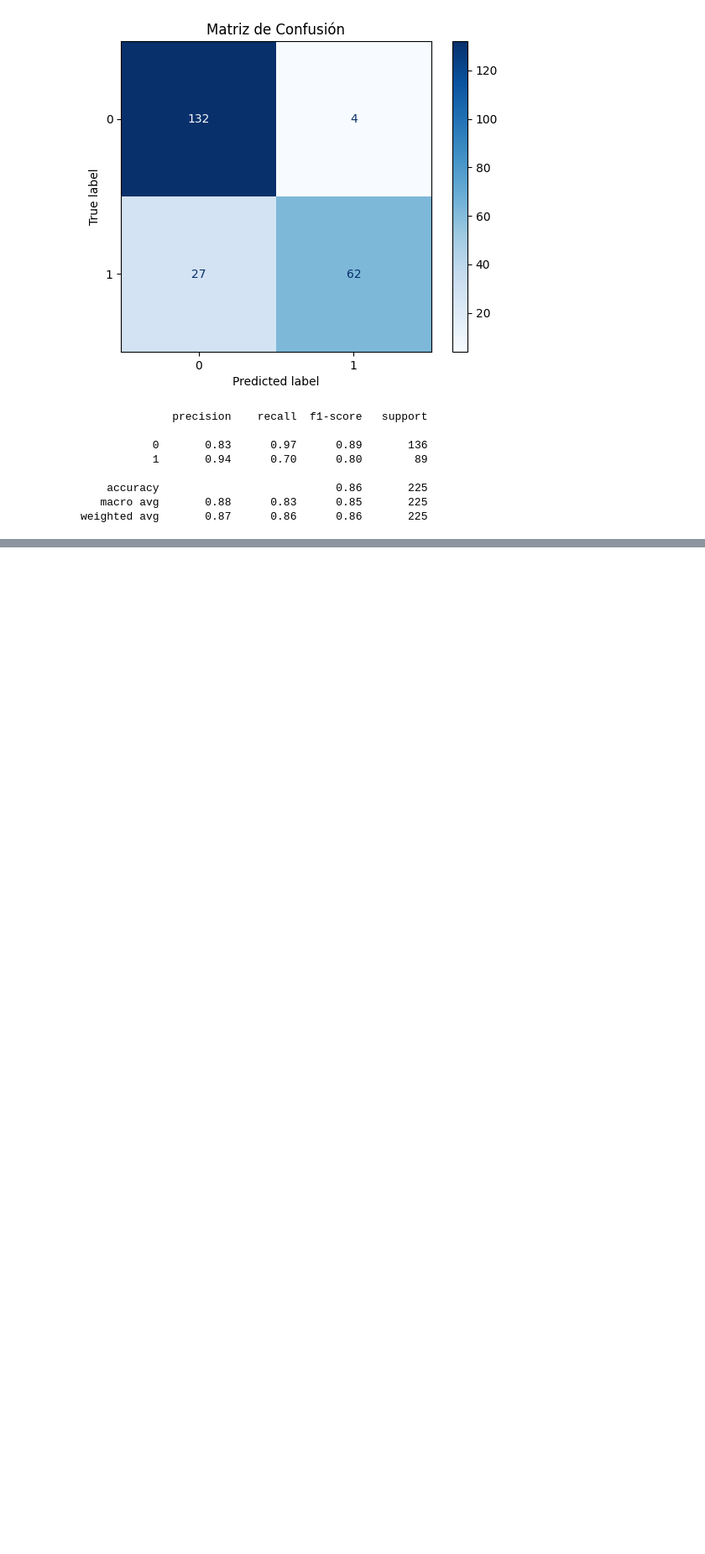
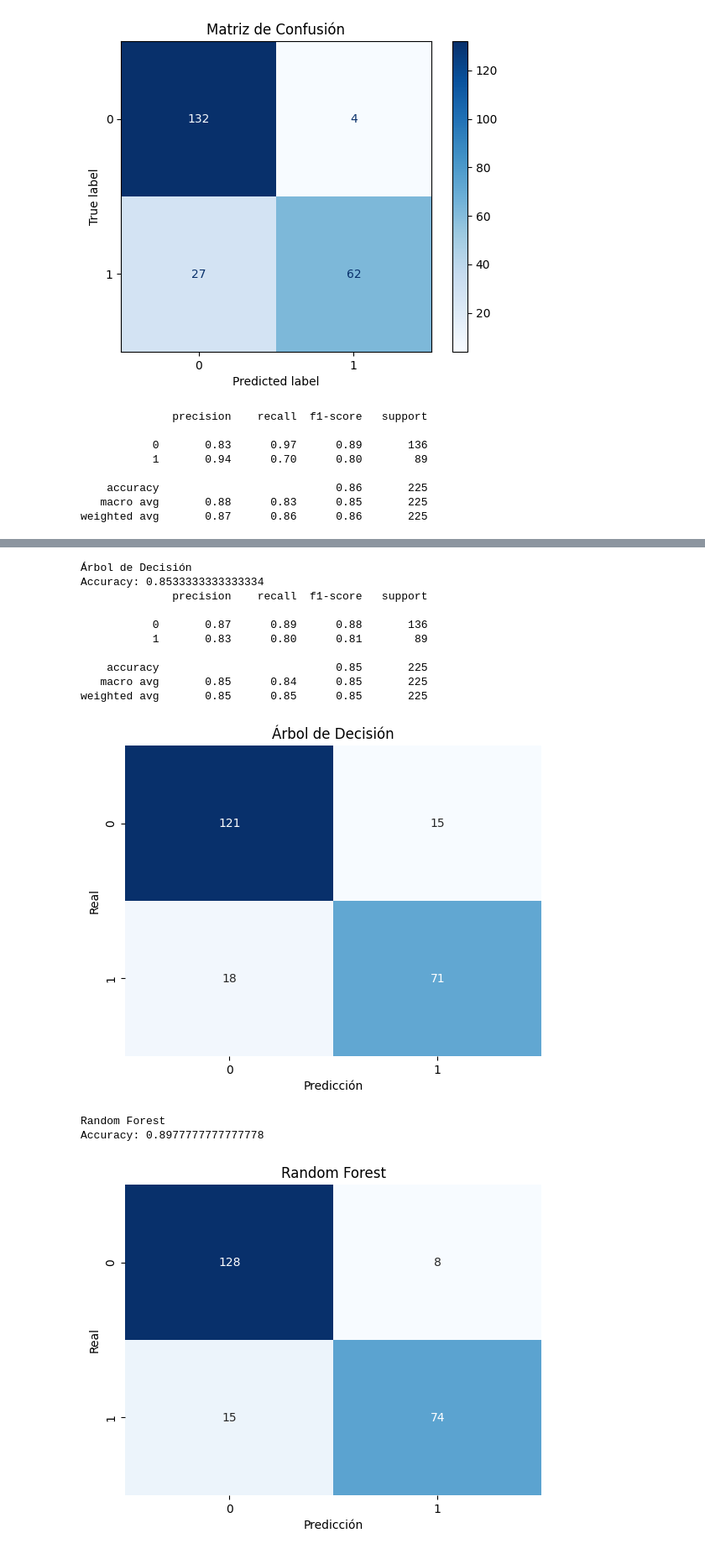
Before and after one commit to angelargd8/HDT7-MDD, a Jupyter notebook: main.ipynb, the cells around one changed output, grey strips where cells are left out. Shown: that part at 84% size. Saved outputs shown, nothing was run; the diff lists cells and outputs as text; code cells hidden in the pictures; blank space fills up the shorter version.

Commit message:
feat: comparacion con otros modelos y analisis

```diff
--- a/main.ipynb
+++ b/main.ipynb
@@ -540,0 +577,62 @@ Accuracy: 0.8977777777777778
+# %%
+from sklearn.tree import DecisionTreeClassifier
+from sklearn.ensemble import RandomForestClassifier
+from sklearn.naive_bayes import GaussianNB
+from sklearn.metrics import accuracy_score, confusion_matrix, classification_report
+
+def plot_confusion_matrix(y_true, y_pred, title):
+    cm = confusion_matrix(y_true, y_pred)
+    sns.heatmap(cm, annot=True, fmt='d', cmap="Blues", cbar=False)
+    plt.title(title)
+    plt.xlabel('Predicción')
+    plt.ylabel('Real')
+    plt.show()
+
+
+
+# Modelo de Árbol de Decisión
+arbol = DecisionTreeClassifier(random_state=42)
+arbol.fit(X_train, y_train)
+y_pred_arbol = arbol.predict(X_test)
+acc_arbol = accuracy_score(y_test, y_pred_arbol)
+print("Árbol de Decisión")
+print("Accuracy:", acc_arbol)
+print(classification_report(y_test, y_pred_arbol))
+plot_confusion_matrix(y_test, y_pred_arbol, "Árbol de Decisión")
+print()
+
+# Modelo de Random Forest
+rf = RandomForestClassifier(random_state=42, n_estimators=100)
+rf.fit(X_train, y_train)
+y_pred_rf = rf.predict(X_test)
+acc_rf = accuracy_score(y_test, y_pred_rf)
+print("Random Forest")
+print("Accuracy:", acc_rf)
+plot_confusion_matrix(y_test, y_pred_rf, "Random Forest")
+print(classification_report(y_test, y_pred_rf))
+print()
+
+# Modelo de Naive Bayes
+nb = GaussianNB()
+nb.fit(X_train, y_train)
+y_pred_nb = nb.predict(X_test)
+acc_nb = accuracy_score(y_test, y_pred_nb)
+print("Naive Bayes")
+print("Accuracy:", acc_nb)
+plot_confusion_matrix(y_test, y_pred_nb, "Naive Bayes")
+print(classification_report(y_test, y_pred_nb))
+# %% [output]
+Árbol de Decisión
+Accuracy: 0.8533333333333334
+              precision    recall  f1-score   support
+
+           0       0.87      0.89      0.88       136
+           1       0.83      0.80      0.81        89
+
+    accuracy                           0.85       225
+   macro avg       0.85      0.84      0.85       225
+weighted avg       0.85      0.85      0.85       225
+[figure, added]
+Random Forest
+Accuracy: 0.8977777777777778
+[figure, added]
```
Also changed, not shown: parts of 14 cells of this notebook.
